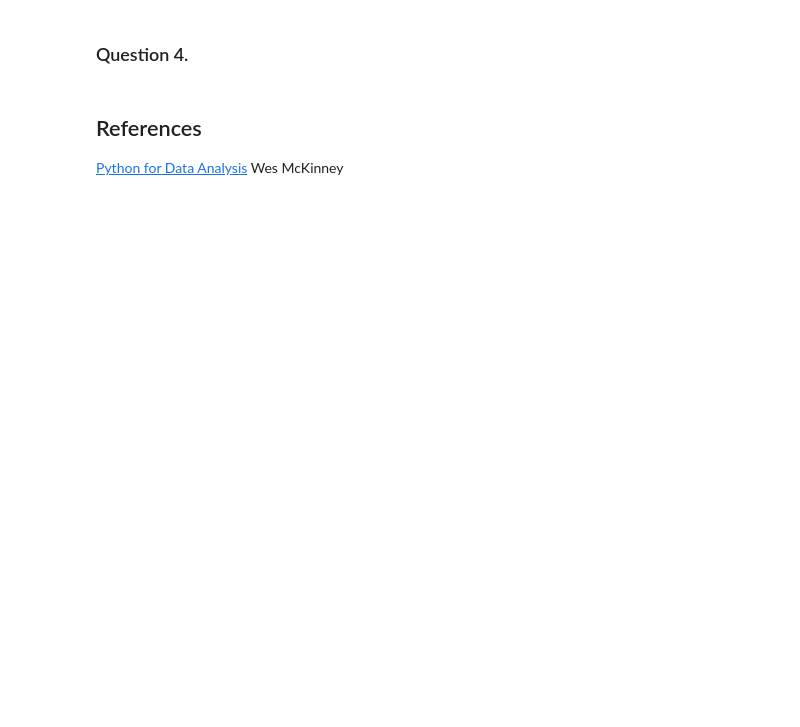
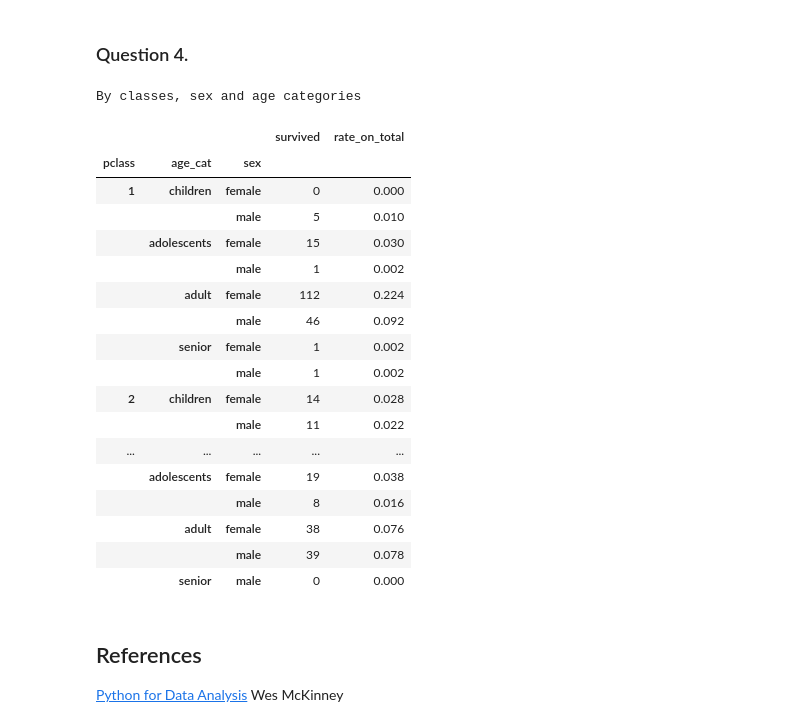
Before and after one commit to Rivollet/ADAHomework, a Jupyter notebook: 01 - Pandas and Data Wrangling/Data Wrangling with Pandas.ipynb, the cells around one changed output. Drawn from its saved outputs; the diff is of its cells as text; code cells hidden in the pictures; blank space fills up the shorter version.

```diff
--- a/01 - Pandas and Data Wrangling/Data Wrangling with Pandas.ipynb
+++ b/01 - Pandas and Data Wrangling/Data Wrangling with Pandas.ipynb
@@ -759,12 +1715,32 @@ groups2
 # %%
 print('By classes, sex and age categories')
 data2 = data.copy()
 ages = pd.cut(data.age,[0,13,20,64,80],labels=['children','adolescents','adult','senior'])
 data2['age_cat'] = ages
 groups3 = data2.set_index(['pclass','sex', 'age_cat'])
-groups3 = groups3.groupby(level=('pclass','sex', 'age_cat'), axis=0)[['survived']].sum()
+groups3 = groups3.groupby(level=('pclass','age_cat','sex'), axis=0)[['survived']].sum()
 groups3['rate_on_total'] = groups3['survived'] / data.survived.sum()
 groups3
+# %% [output]
+By classes, sex and age categories
+|  |  |  | survived | rate_on_total |
+| pclass | age_cat | sex |  |  |
+| 1 | children | female | 0 | 0.000 |
+|  |  | male | 5 | 0.010 |
+|  | adolescents | female | 15 | 0.030 |
+|  |  | male | 1 | 0.002 |
+|  | adult | female | 112 | 0.224 |
+|  |  | male | 46 | 0.092 |
+|  | senior | female | 1 | 0.002 |
+|  |  | male | 1 | 0.002 |
+| 2 | children | female | 14 | 0.028 |
+|  |  | male | 11 | 0.022 |
+| ... | ... | ... | ... | ... |
+|  | adolescents | female | 19 | 0.038 |
+|  |  | male | 8 | 0.016 |
+|  | adult | female | 38 | 0.076 |
+|  |  | male | 39 | 0.078 |
+|  | senior | male | 0 | 0.000 |
 # %% [markdown]
 ## References
 
```
Also changed, not shown: parts of 102 cells of this notebook.
